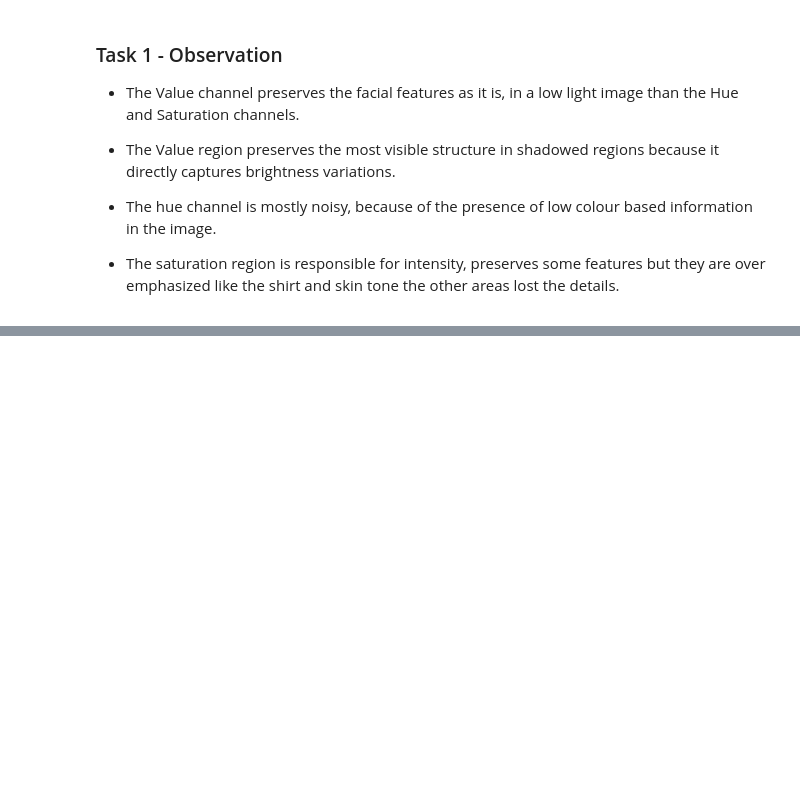
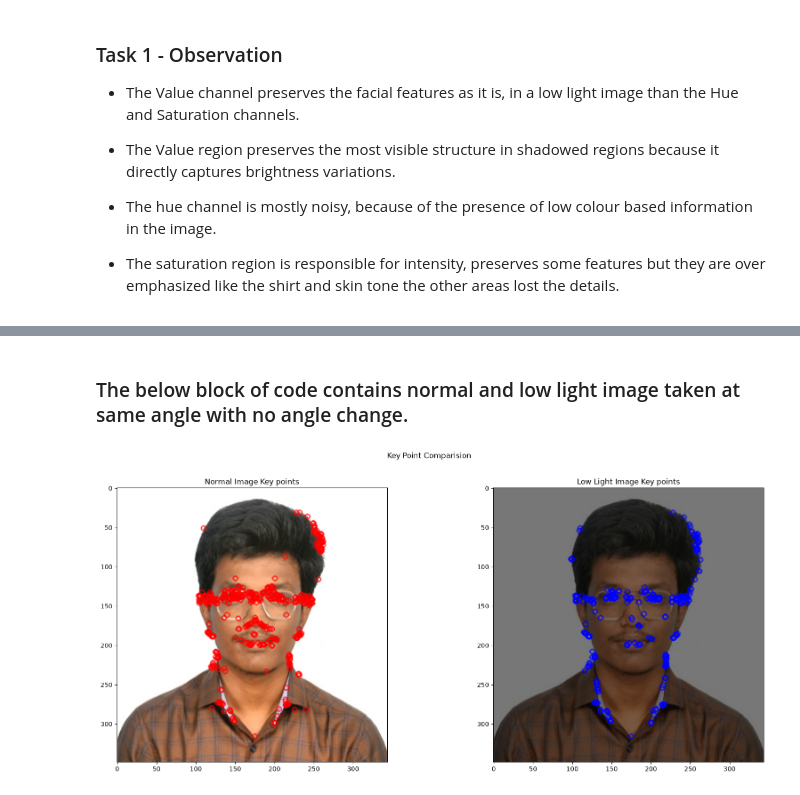
Before and after one commit to SUDAR2005/embedUR-Training, a Jupyter notebook: ai_ml-assessment/onboarding-OpenCV/Sudar/image_processing.ipynb, the cells around one changed output, grey strips where cells are left out. Drawn from its saved outputs; the diff is of its cells as text; code cells hidden in the pictures; blank space fills up the shorter version.

```diff
--- a/ai_ml-assessment/onboarding-OpenCV/Sudar/image_processing.ipynb
+++ b/ai_ml-assessment/onboarding-OpenCV/Sudar/image_processing.ipynb
@@ -153,0 +163,31 @@ plt.show()
+# %% [markdown]
+### The below block of code contains normal and low light image taken at same angle with no angle change.
+# %%
+normal_img_path = f"{folder_path}sudar.jpg"
+low_light_img_path = f"{folder_path}sudar_low_light.jpg"
+
+# using Oriented FAST and Rotated Brief (ORB) method to detect key points and descriptors (blobs, textures)
+
+normal_img = cv.imread(normal_img_path)
+low_light_img = cv.imread(low_light_img_path)
+# detect the keypoints and descriptors for normal image
+orb = cv.ORB_create()
+
+normal_keypoints, normal_descriptors = orb.detectAndCompute(cv.cvtColor(normal_img, cv.COLOR_BGR2GRAY), None)
+low_light_keypoint, low_light_descriptor = orb.detectAndCompute(cv.cvtColor(low_light_img, cv.COLOR_BGR2GRAY), None)
+
+fig, ax = plt.subplots(1, 2, figsize=(20, 8))
+
+normal_keypoint_image = cv.drawKeypoints(normal_img, normal_keypoints, None, color=(0, 0, 255))
+lowlight_keypoint_image = cv.drawKeypoints(low_light_img, low_light_keypoint, None, color=(255, 0, 0))
+
+ax[0].imshow(normal_keypoint_image[:,:, ::-1])
+ax[0].set_title("Normal Image Key points")
+
+ax[1].imshow(lowlight_keypoint_image[:, :, ::-1])
+ax[1].set_title("Low Light Image Key points")
+
+plt.suptitle("Key Point Comparision")
+plt.show()
+# %% [output]
+[figure, added]
```
Also changed, not shown: parts of 9 cells of this notebook, 1 other file.
